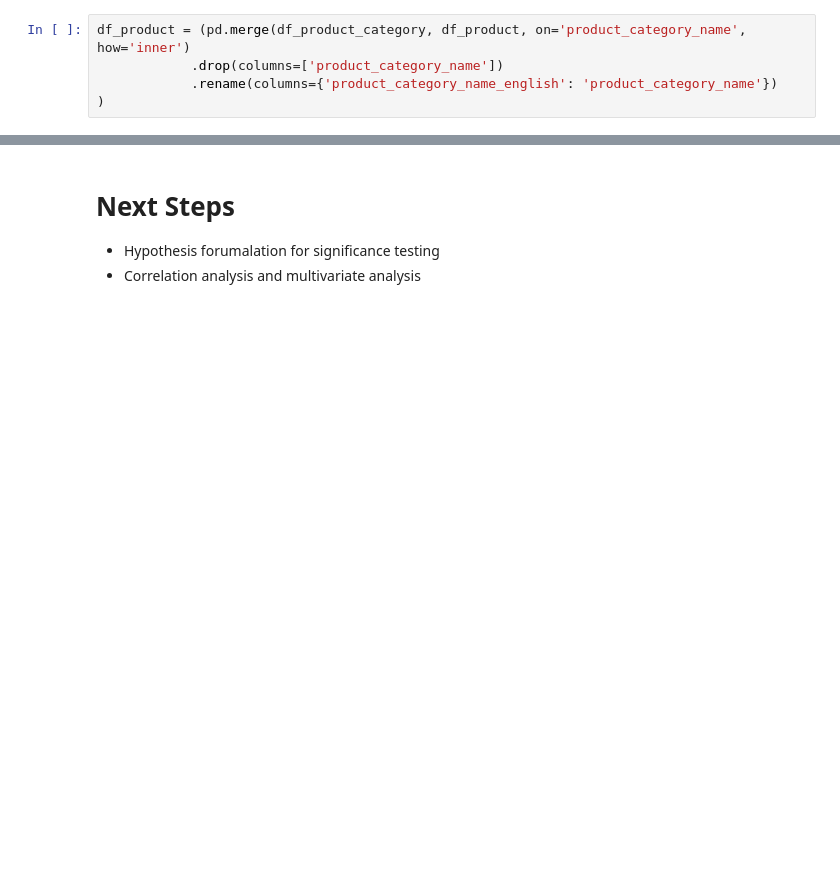
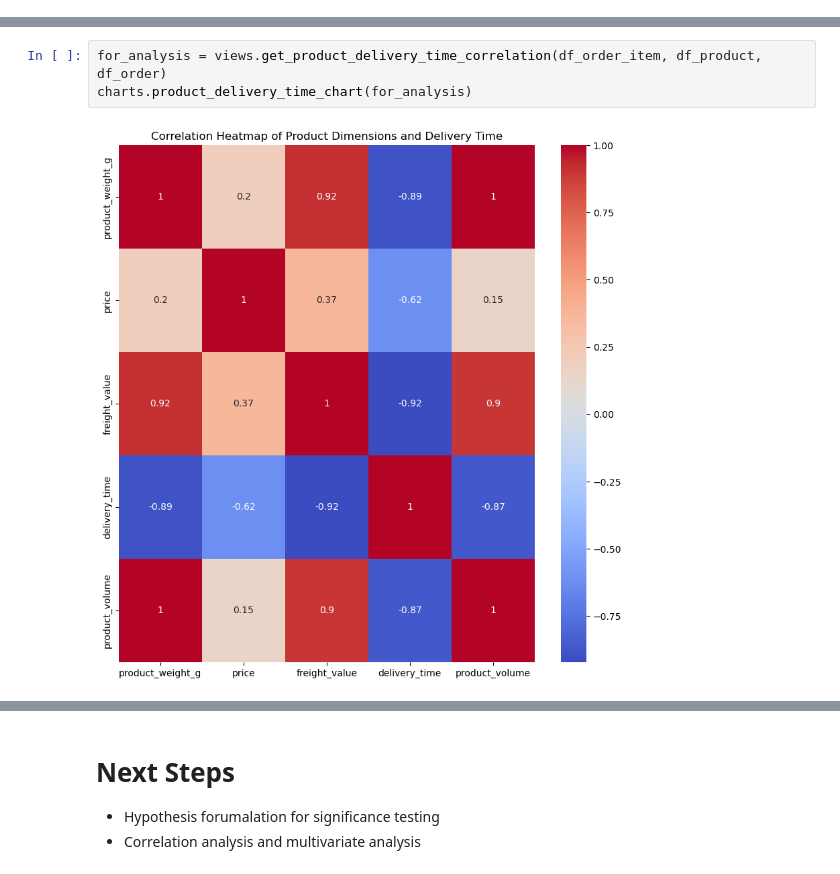
Before and after one commit to dsagher/olist_data_science_project, a Jupyter notebook: IDA/EDA.ipynb, the cells around one changed output, grey strips where cells are left out. Saved outputs shown, nothing was run; the diff lists cells and outputs as text; blank space fills up the shorter version.

```diff
--- a/IDA/EDA.ipynb
+++ b/IDA/EDA.ipynb
@@ -23,5 +73,0 @@ df_order = pd.read_csv('./data/processed/orders_processed.csv')
-# %%
-df_product = (pd.merge(df_product_category, df_product, on='product_category_name', how='inner')
-            .drop(columns=['product_category_name'])
-            .rename(columns={'product_category_name_english': 'product_category_name'})
-)
@@ -182,0 +122,5 @@ seventeen_eighteen_chart
+# %%
+for_analysis = views.get_product_delivery_time_correlation(df_order_item, df_product, df_order)
+charts.product_delivery_time_chart(for_analysis)
+# %% [output]
+[figure, added]
```
Also changed, not shown: parts of 16 cells of this notebook, 16 other files.
